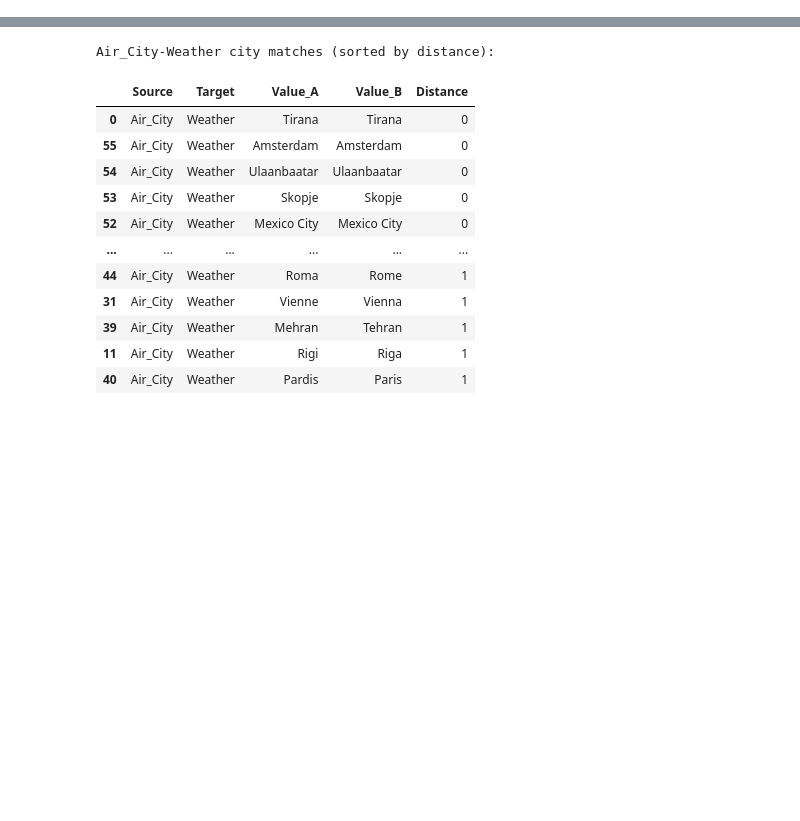
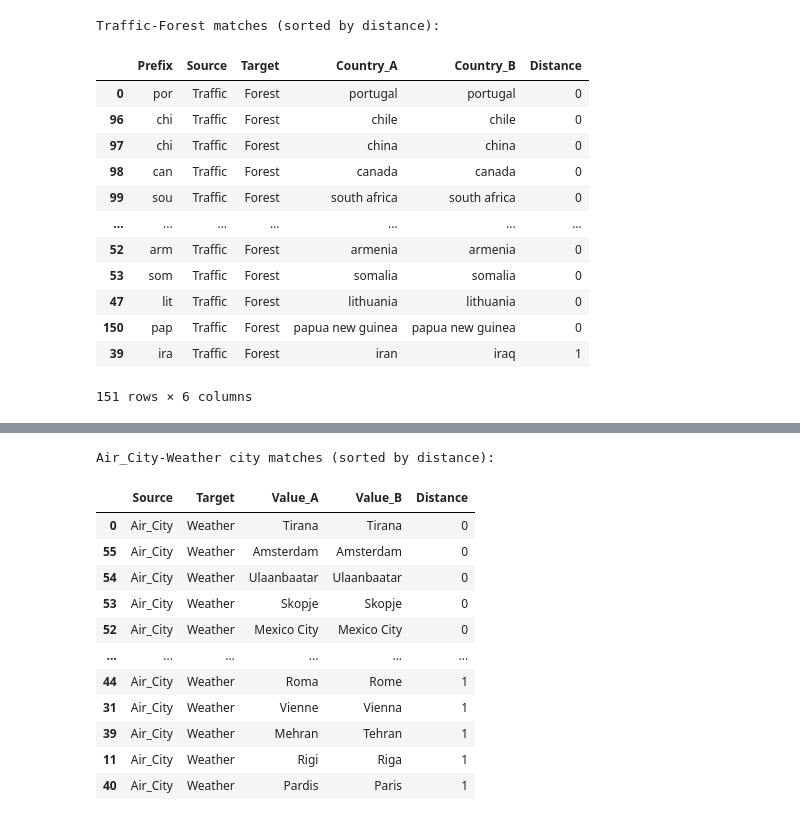
Before and after one commit to iceyubing/ipai25, a Jupyter notebook: levenshtein.ipynb, the cells around one changed output, grey strips where cells are left out. Cells and saved outputs as stored; diff of their text form; code cells hidden in the pictures; blank space fills up the shorter version.

```diff
--- a/levenshtein.ipynb
+++ b/levenshtein.ipynb
@@ -46,28 +46,46 @@ def levenshtein_match(a, b):
     # Pure Levenshtein distance check with pre-normalized data
     return lev.distance(a, b) <= max_distance
 # %%
-# Pratice
+# Pratice traffic - forest
+import dp
 
-for prefix in TF_common_prefixes:
+matches_tf = []
+
+for prefix in dp.TF_common_prefixes:
     subset_a = dp.traffic[dp.traffic['country_prefix'] == prefix]
     subset_b = dp.forest[dp.forest['country_prefix'] == prefix]
-
-    matches_tf = []
-    for loc in subset_a:
-        for country in countries_forest:
+    for loc in subset_a['Country_normalized'].unique():
+        for country in subset_b['Country_normalized'].unique():
             if levenshtein_match(loc, country):
-                distance = lev.distance(str(loc), str(country))
+                distance = dp.lev.distance(str(loc), str(country))
                 matches_tf.append({
+                    "Prefix": prefix,
                     "Source": "Traffic",
                     "Target": "Forest",
-                    "Value_A": loc,
-                    "Value_B": country,
+                    "Country_A": loc,
+                    "Country_B": country,
                     "Distance": distance
+
                 })
 
-    tf_df = pd.DataFrame(matches_tf)
-    if not tf_df.empty:
-        print("Traffic-Forest matches (sorted by distance):")
-        display(tf_df.sort_values('Distance'))
-    else:
-        print("No Traffic-Forest matches found")
+tf_df = dp.pd.DataFrame(matches_tf)
+if not tf_df.empty:
+    print("Traffic-Forest matches (sorted by distance):")
+    display(tf_df.sort_values('Distance'))
+else:
+    print("No Traffic-Forest matches found")
+# %% [output]
+Traffic-Forest matches (sorted by distance):
+|  | Prefix | Source | Target | Country_A | Country_B | Distance |
+| 0 | por | Traffic | Forest | portugal | portugal | 0 |
+| 96 | chi | Traffic | Forest | chile | chile | 0 |
+| 97 | chi | Traffic | Forest | china | china | 0 |
+| 98 | can | Traffic | Forest | canada | canada | 0 |
+| 99 | sou | Traffic | Forest | south africa | south africa | 0 |
+| ... | ... | ... | ... | ... | ... | ... |
+| 52 | arm | Traffic | Forest | armenia | armenia | 0 |
+| 53 | som | Traffic | Forest | somalia | somalia | 0 |
+| 47 | lit | Traffic | Forest | lithuania | lithuania | 0 |
+| 150 | pap | Traffic | Forest | papua new guinea | papua new guinea | 0 |
+| 39 | ira | Traffic | Forest | iran | iraq | 1 |
+151 rows × 6 columns
```
Also changed, not shown: parts of 9 cells of this notebook, 1 other file.
